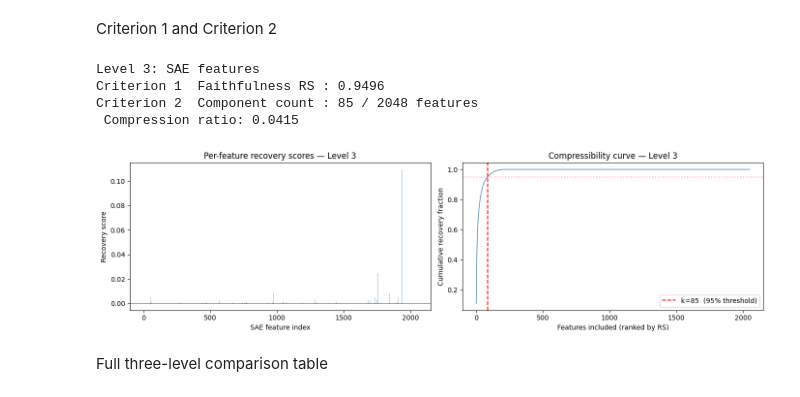
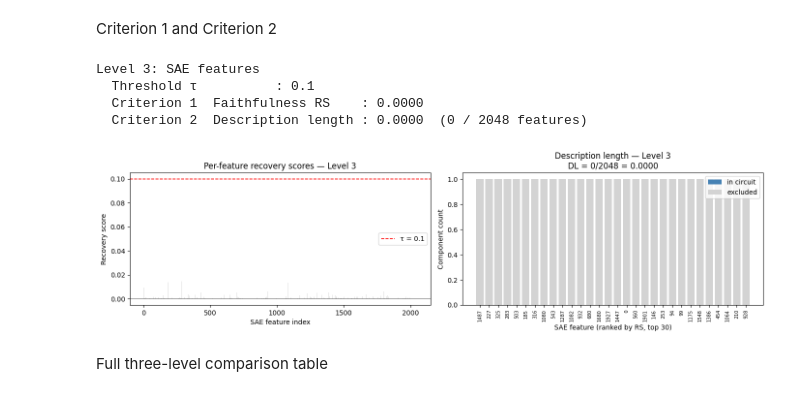
Before and after one commit to GabraxVolz1/Thesis, a Jupyter notebook: notebooks/04_level3_sae.ipynb, the cells around one changed output. Saved outputs shown, nothing was run; the diff lists cells and outputs as text; code cells hidden in the pictures.

```diff
--- a/notebooks/04_level3_sae.ipynb
+++ b/notebooks/04_level3_sae.ipynb
@@ -304,62 +309,74 @@ Features with RS > 0.10: 1
 # %% [markdown]
 Criterion 1 and Criterion 2
 # %%
-sorted_scores, sorted_idx = scores.sort(descending=True)
+THRESHOLD = 0.10  # same τ as Level 1 and Level 2 — held fixed across all levels
 
-pos_scores = sorted_scores.clamp(min=0)
-cumulative = pos_scores.cumsum(0)
-total_pos= cumulative[-1].item()
+circuit_features = (scores >= THRESHOLD).nonzero().squeeze(1).tolist()
 
-k_95 = int((cumulative / total_pos >= 0.95).nonzero()[0].item()) + 1
-circuit_features = sorted_idx[:k_95].tolist()
-
-# Criterion 1: run the k_95-feature circuit together
+# Criterion 1: restore all circuit features together
 def circuit_hook(value, hook):
     patched_feats = mean_f.unsqueeze(0).expand(N_EVAL, -1).clone()
     for f in circuit_features:
         patched_feats[:, f] = clean_feats[:, f]
     value[:, -1, :] = sae.decode(patched_feats)
     return value
 
 with torch.no_grad():
     circuit_logits = model.run_with_hooks(
         eval_x, fwd_hooks=[(HOOK, circuit_hook)])[:, -1, :]
 circuit_metric = logit_of_correct(circuit_logits, eval_y)
-faithfulness= recovery_score(circuit_metric, corrupted_metric, clean_metric)
+faithfulness   = recovery_score(circuit_metric, corrupted_metric, clean_metric)
 
+# Criterion 2 — description length as feature fraction
+n_circuit_features = len(circuit_features)
+description_length = n_circuit_features / D_SAE   # in [0, 1]
 
 print("Level 3: SAE features")
-print(f"Criterion 1  Faithfulness RS : {faithfulness:.4f}")
-print(f"Criterion 2  Component count : {k_95} / {D_SAE} features")
-print(f" Compression ratio: {k_95/D_SAE:.4f}")
-
+print(f"  Threshold τ          : {THRESHOLD}")
+print(f"  Criterion 1  Faithfulness RS    : {faithfulness:.4f}")
+print(f"  Criterion 2  Description length : {description_length:.4f}  "
+      f"({n_circuit_features} / {D_SAE} features)")
 
 # Plots
+sorted_scores, sorted_idx = scores.sort(descending=True)
+in_circuit_mask = scores >= THRESHOLD
+
 fig, (ax1, ax2) = plt.subplots(1, 2, figsize=(14, 4))
 
-ax1.bar(range(D_SAE), scores.numpy(), color="steelblue", alpha=0.6)
+colors = ["steelblue" if in_circuit_mask[i] else "lightgray" for i in range(D_SAE)]
+ax1.bar(range(D_SAE), scores.numpy(), color=colors, alpha=0.8)
+ax1.axhline(THRESHOLD, color="red", linestyle="--", linewidth=1.2, label=f"τ = {THRESHOLD}")
 ax1.axhline(0, color="black", linewidth=0.5)
 ax1.set_xlabel("SAE feature index")
 ax1.set_ylabel("Recovery score")
 ax1.set_title("Per-feature recovery scores — Level 3")
+ax1.legend()
 
-ax2.plot(range(1, D_SAE + 1), cumulative.numpy() / total_pos, color="steelblue", linewidth=1)
-ax2.axvline(k_95, color="red", linestyle="--",label=f"k={k_95}  (95% threshold)")
-ax2.axhline(0.95, color="red", linestyle=":", alpha=0.4)
-ax2.set_xlabel("Features included (ranked by RS)")
-ax2.set_ylabel("Cumulative recovery fraction")
-ax2.set_title("Compressibility curve — Level 3")
+# Show top-30 features as stacked bar for readability
+TOP_K = 30
+top_names = [str(sorted_idx[i].item()) for i in range(TOP_K)]
+top_in  = [1 if sorted_scores[i] >= THRESHOLD else 0 for i in range(TOP_K)]
+top_out = [1 - v for v in top_in]
+x = range(TOP_K)
+ax2.bar(x, top_in,  color="steelblue", label="in circuit")
+ax2.bar(x, top_out, bottom=top_in, color="lightgray", label="excluded")
+ax2.set_xticks(list(x))
+ax2.set_xticklabels(top_names, rotation=90, fontsize=7)
+ax2.set_xlabel("SAE feature (ranked by RS, top 30)")
+ax2.set_ylabel("Component count")
+ax2.set_title(f"Description length — Level 3\n"
+              f"DL = {n_circuit_features}/{D_SAE} = {description_length:.4f}")
 ax2.legend()
 
 plt.tight_layout()
 plt.savefig(RESULTS_DIR / "level3_recovery_scores.png", dpi=150)
 plt.show()
 # %% [output]
 Level 3: SAE features
-Criterion 1  Faithfulness RS : 0.9496
-Criterion 2  Component count : 85 / 2048 features
- Compression ratio: 0.0415
+  Threshold τ          : 0.1
+  Criterion 1  Faithfulness RS    : 0.0000
+  Criterion 2  Description length : 0.0000  (0 / 2048 features)
-[figure, old version]
+[figure, new version]
 # %% [markdown]
 Full three-level comparison table
 # %%
```
Also changed, not shown: parts of 11 cells of this notebook, 4 other files.
